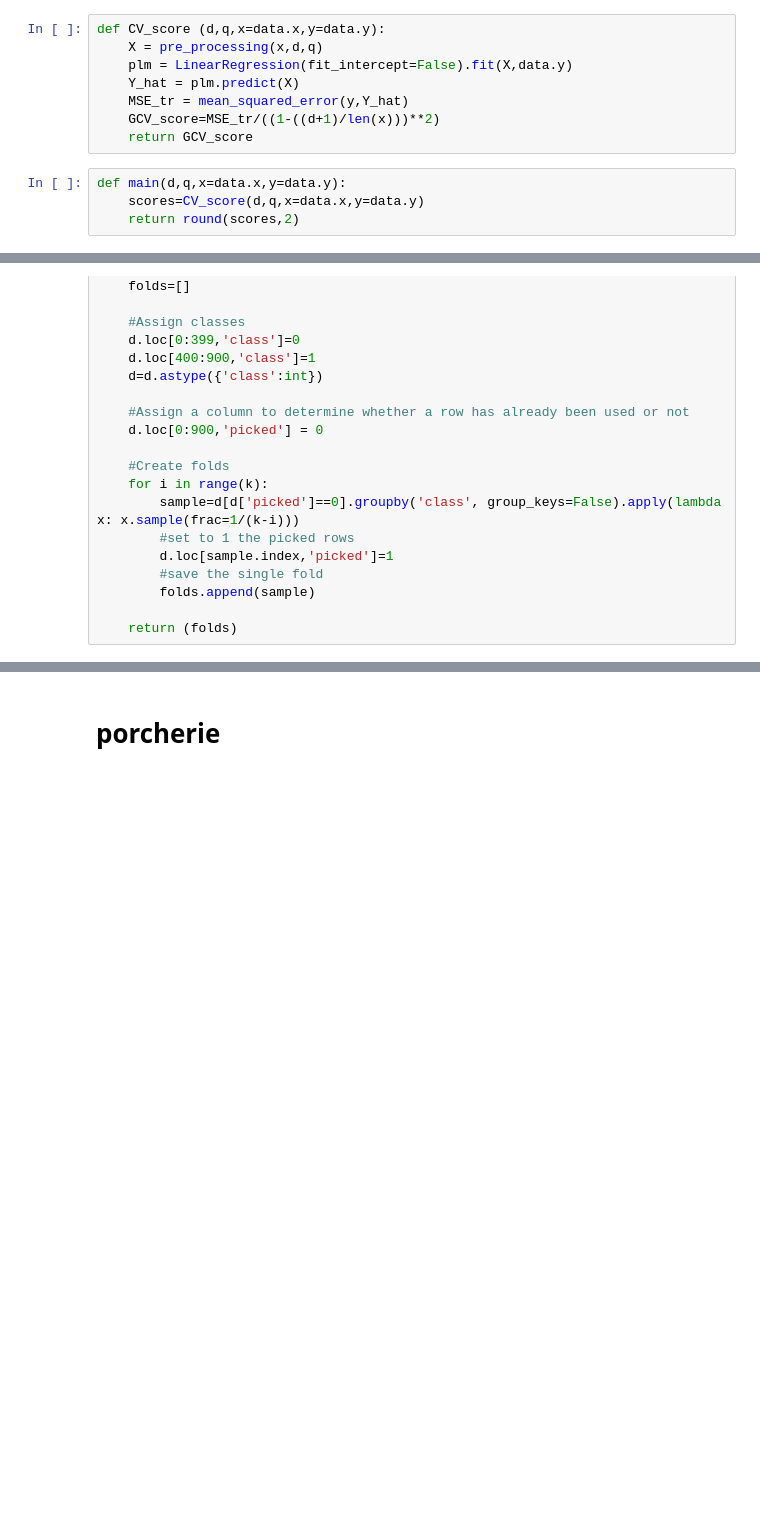
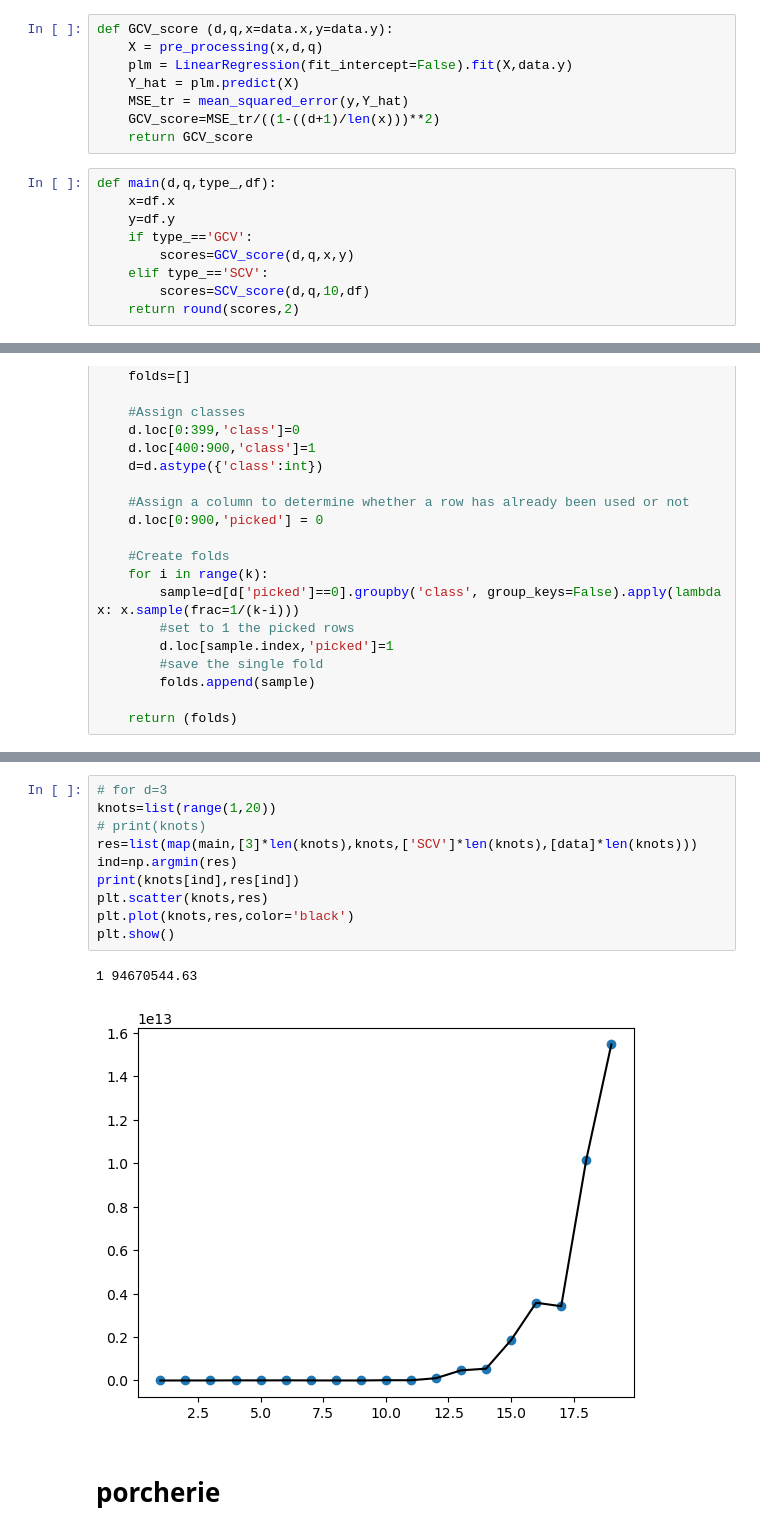
Before and after one commit to FilMastro/SL-homework1, a Jupyter notebook: hw1.ipynb, the cells around one changed output, grey strips where cells are left out. Cells and saved outputs as stored; diff of their text form; blank space fills up the shorter version.

```diff
--- a/hw1.ipynb
+++ b/hw1.ipynb
@@ -85,7 +67,7 @@ def pre_processing(x,d,q):
     mat=np.array(mat)
     return np.transpose(mat)
 # %%
-def CV_score (d,q,x=data.x,y=data.y):
+def GCV_score (d,q,x=data.x,y=data.y):
     X = pre_processing(x,d,q)
     plm = LinearRegression(fit_intercept=False).fit(X,data.y)
     Y_hat = plm.predict(X)
@@ -93,8 +75,13 @@ def CV_score (d,q,x=data.x,y=data.y):
     GCV_score=MSE_tr/((1-((d+1)/len(x)))**2)
     return GCV_score
 # %%
-def main(d,q,x=data.x,y=data.y):
-    scores=CV_score(d,q,x=data.x,y=data.y)
+def main(d,q,type_,df):
+    x=df.x
+    y=df.y
+    if type_=='GCV':
+        scores=GCV_score(d,q,x,y)
+    elif type_=='SCV':
+        scores=SCV_score(d,q,10,df)
     return round(scores,2)
 # %% [markdown]
 # GCV d=3
@@ -178,3 +162,16 @@ for i in range(len(f)):
+# %%
+# for d=3
+knots=list(range(1,20))
+# print(knots)
+res=list(map(main,[3]*len(knots),knots,['SCV']*len(knots),[data]*len(knots)))
+ind=np.argmin(res)
+print(knots[ind],res[ind])
+plt.scatter(knots,res)
+plt.plot(knots,res,color='black')
+plt.show()
+# %% [output]
+1 94670544.63
+[figure, added]
 # %% [markdown]
 # porcherie
 # %%
```
Also changed, not shown: parts of 14 cells of this notebook.
